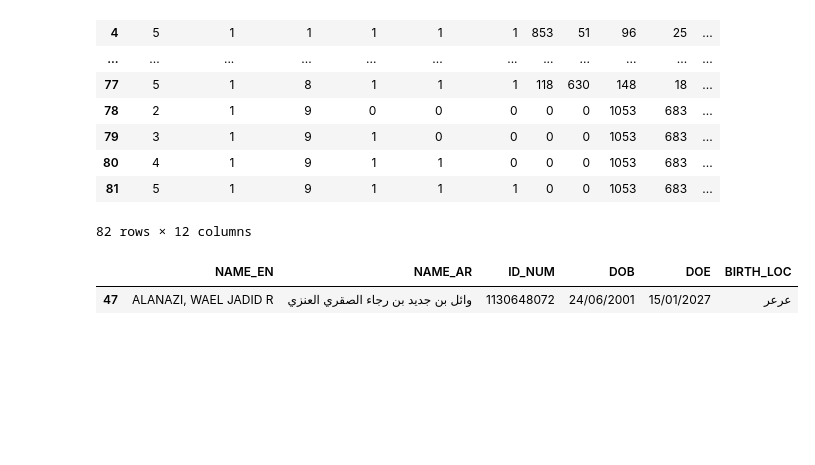
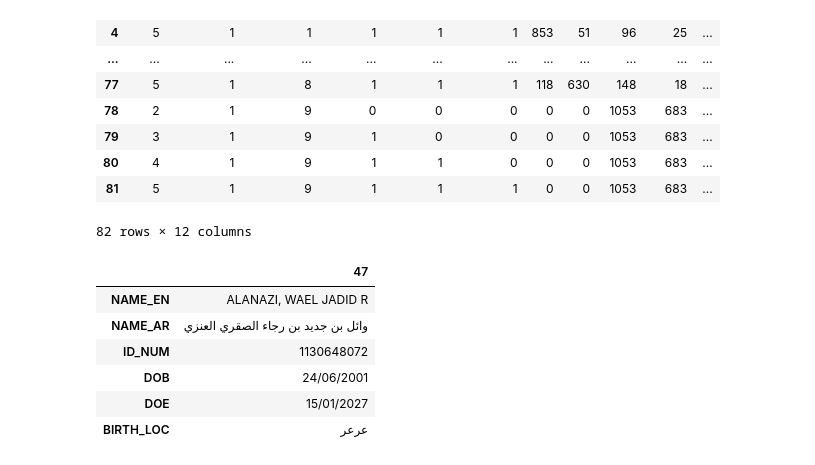
Before and after one commit to HatemGamal/ElectroPi, a Jupyter notebook: OCR_for_National_ID.ipynb, the cells around one changed output. Cells and saved outputs as stored; diff of their text form; code cells hidden in the pictures; blank space fills up the shorter version.

```diff
--- a/OCR_for_National_ID.ipynb
+++ b/OCR_for_National_ID.ipynb
@@ -212,7 +212,12 @@ df2['DOE'] = df[(df['block_num']==6) & (df['line_num']==3) & (df['word_num']==6)
 #مكان الميلاد
 df2['BIRTH_LOC'] = df[(df['block_num']==7) & (df['line_num']==1) & (df['word_num']==5) ].text.str.cat(sep=' ')
 # %%
-df2
+df2.T
 # %% [output]
-|  | NAME_EN | NAME_AR | ID_NUM | DOB | DOE | BIRTH_LOC |
-| 47 | ALANAZI, WAEL JADID R | وائل بن جديد بن رجاء الصقري العنزي | 1130648072 | 24/06/2001 | 15/01/2027 | عرعر |
+|  | 47 |
+| NAME_EN | ALANAZI, WAEL JADID R |
+| NAME_AR | وائل بن جديد بن رجاء الصقري العنزي |
+| ID_NUM | 1130648072 |
+| DOB | 24/06/2001 |
+| DOE | 15/01/2027 |
+| BIRTH_LOC | عرعر |
```
